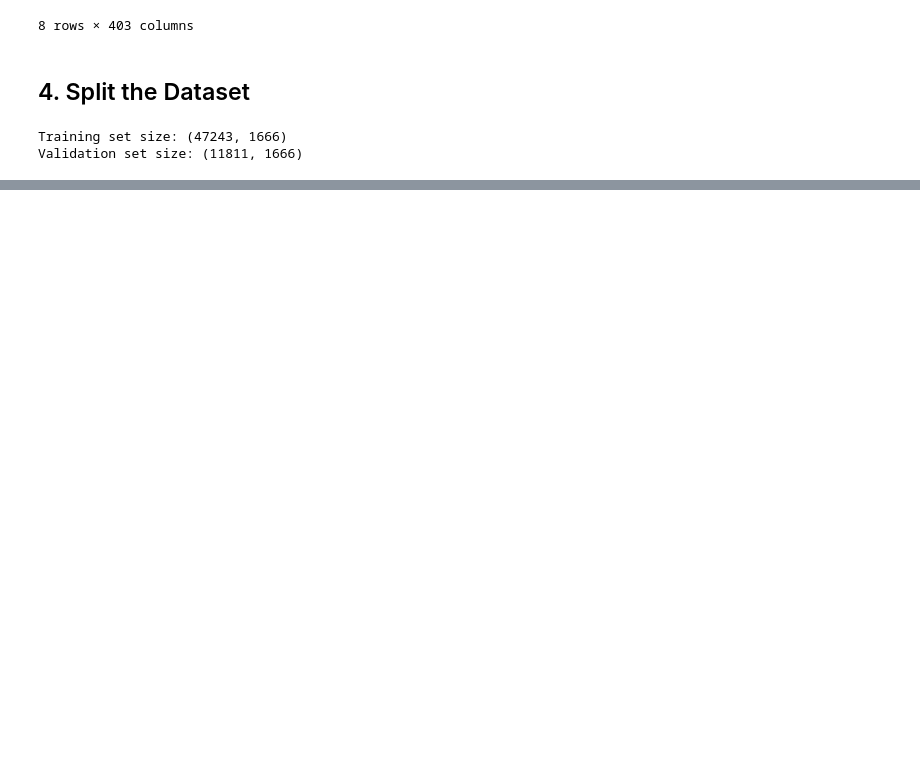
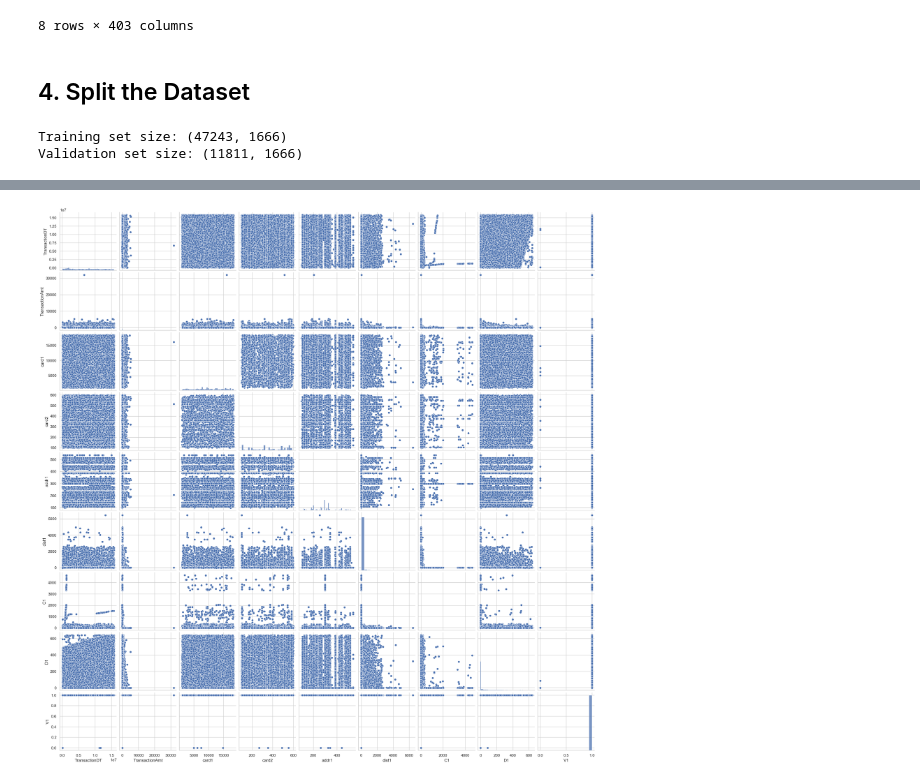
Before and after one commit to jaeeun225/Fraud_Detection_System, a Jupyter notebook: fraud_detection_model.ipynb, the cells around one changed output, grey strips where cells are left out. Saved outputs shown, nothing was run; the diff lists cells and outputs as text; code cells hidden in the pictures; blank space fills up the shorter version.

```diff
--- a/fraud_detection_model.ipynb
+++ b/fraud_detection_model.ipynb
@@ -217,0 +235,6 @@ Validation set size: (11811, 1666)
+# %%
+# Visualize pairplot to identify relationships between features
+sns.pairplot(train_data_sampled[numerical_features])
+plt.show()
+# %% [output]
+[figure, added]
```
Also changed, not shown: parts of 6 cells of this notebook.
